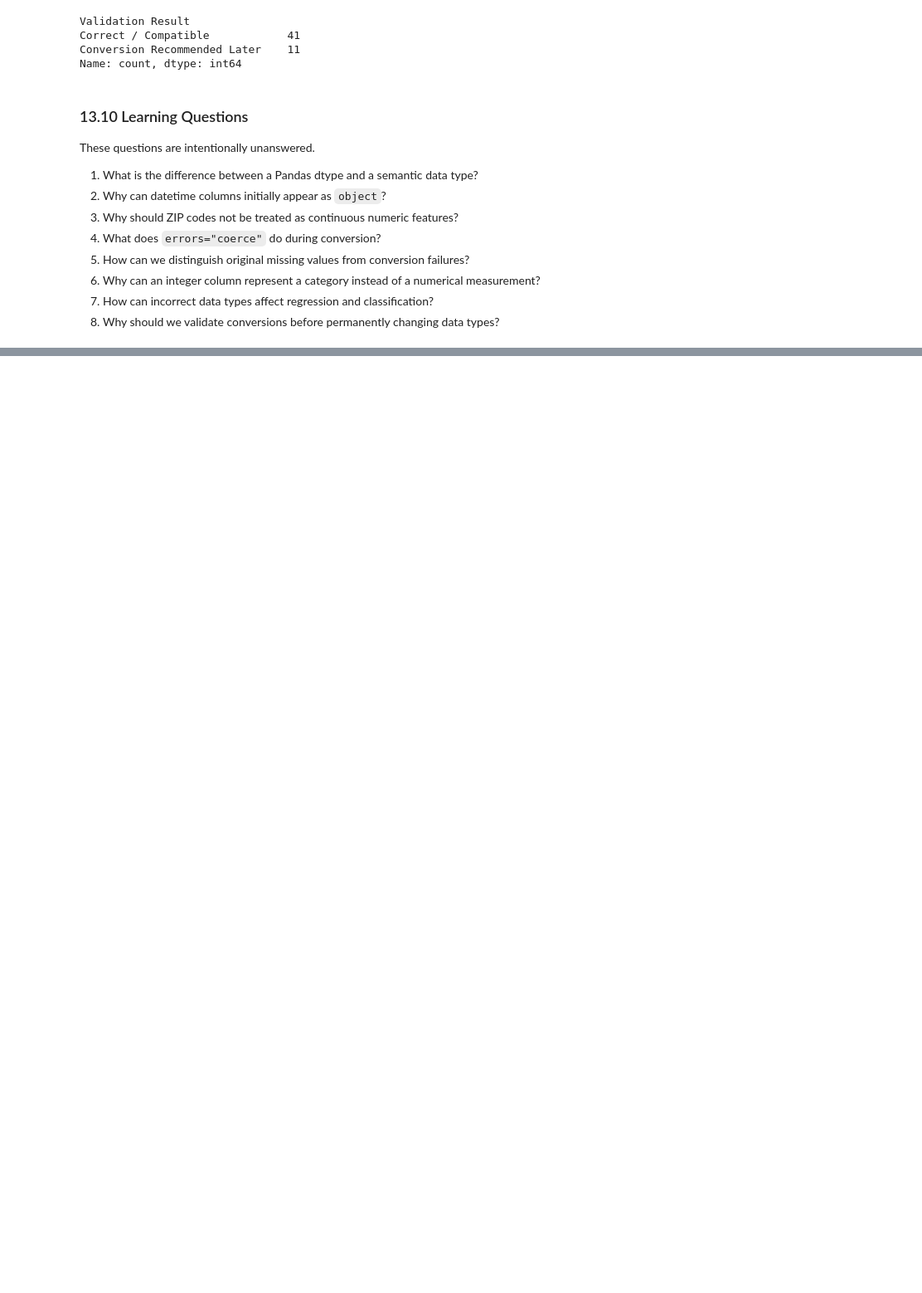
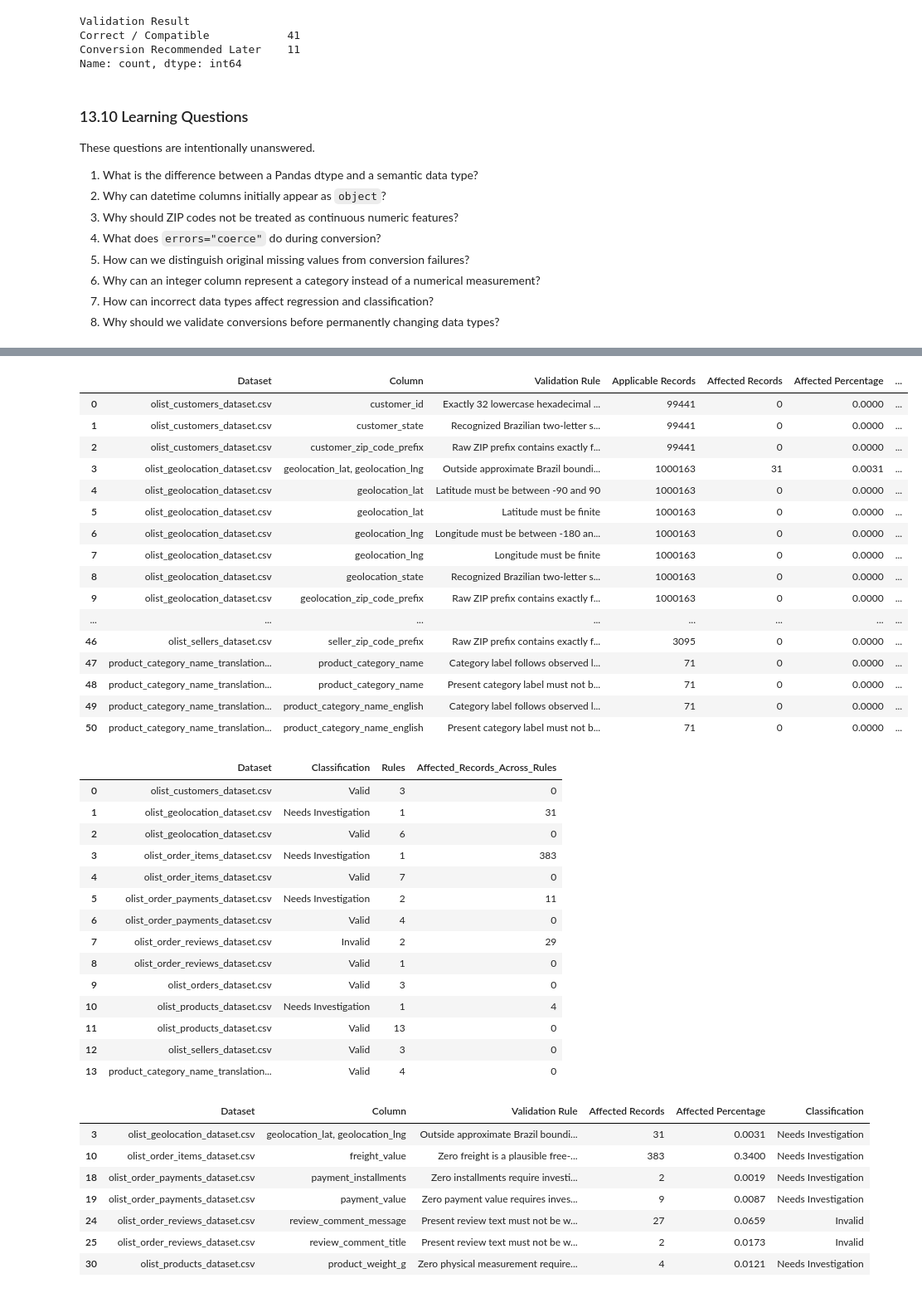
Before and after one commit to mmubashir95/ecommerce-delivery-intelligence, a Jupyter notebook: notebooks/02_data_quality.ipynb, the cells around one changed output, grey strips where cells are left out. Shown at 83% size. Drawn from its saved outputs; the diff is of its cells as text; code cells hidden in the pictures; blank space fills up the shorter version.

```diff
--- a/notebooks/02_data_quality.ipynb
+++ b/notebooks/02_data_quality.ipynb
@@ -2311,0 +2719,63 @@ These questions are intentionally unanswered.
+# %%
+invalid_value_findings = pd.DataFrame(invalid_value_findings_rows)
+invalid_value_findings = invalid_value_findings.sort_values(
+    ["Dataset", "Classification", "Column", "Validation Rule"]
+).reset_index(drop=True)
+display(invalid_value_findings)
+
+findings_by_dataset_and_classification = (
+    invalid_value_findings.groupby(["Dataset", "Classification"], dropna=False)
+    .agg(
+        Rules=("Validation Rule", "count"),
+        Affected_Records_Across_Rules=("Affected Records", "sum"),
+    )
+    .reset_index()
+)
+display(findings_by_dataset_and_classification)
+
+affected_rule_summary = invalid_value_findings.loc[
+    invalid_value_findings["Affected Records"] > 0,
+    ["Dataset", "Column", "Validation Rule", "Affected Records", "Affected Percentage", "Classification"],
+]
+display(affected_rule_summary)
+# %% [output]
+|  | Dataset | Column | Validation Rule | Applicable Records | Affected Records | Affected Percentage | ... |
+| 0 | olist_customers_dataset.csv | customer_id | Exactly 32 lowercase hexadecimal ... | 99441 | 0 | 0.0000 | ... |
+| 1 | olist_customers_dataset.csv | customer_state | Recognized Brazilian two-letter s... | 99441 | 0 | 0.0000 | ... |
+| 2 | olist_customers_dataset.csv | customer_zip_code_prefix | Raw ZIP prefix contains exactly f... | 99441 | 0 | 0.0000 | ... |
+| 3 | olist_geolocation_dataset.csv | geolocation_lat, geolocation_lng | Outside approximate Brazil boundi... | 1000163 | 31 | 0.0031 | ... |
+| 4 | olist_geolocation_dataset.csv | geolocation_lat | Latitude must be between -90 and 90 | 1000163 | 0 | 0.0000 | ... |
+| 5 | olist_geolocation_dataset.csv | geolocation_lat | Latitude must be finite | 1000163 | 0 | 0.0000 | ... |
+| 6 | olist_geolocation_dataset.csv | geolocation_lng | Longitude must be between -180 an... | 1000163 | 0 | 0.0000 | ... |
+| 7 | olist_geolocation_dataset.csv | geolocation_lng | Longitude must be finite | 1000163 | 0 | 0.0000 | ... |
+| 8 | olist_geolocation_dataset.csv | geolocation_state | Recognized Brazilian two-letter s... | 1000163 | 0 | 0.0000 | ... |
+| 9 | olist_geolocation_dataset.csv | geolocation_zip_code_prefix | Raw ZIP prefix contains exactly f... | 1000163 | 0 | 0.0000 | ... |
+| ... | ... | ... | ... | ... | ... | ... | ... |
+| 46 | olist_sellers_dataset.csv | seller_zip_code_prefix | Raw ZIP prefix contains exactly f... | 3095 | 0 | 0.0000 | ... |
+| 47 | product_category_name_translation... | product_category_name | Category label follows observed l... | 71 | 0 | 0.0000 | ... |
+| 48 | product_category_name_translation... | product_category_name | Present category label must not b... | 71 | 0 | 0.0000 | ... |
+| 49 | product_category_name_translation... | product_category_name_english | Category label follows observed l... | 71 | 0 | 0.0000 | ... |
+| 50 | product_category_name_translation... | product_category_name_english | Present category label must not b... | 71 | 0 | 0.0000 | ... |
+|  | Dataset | Classification | Rules | Affected_Records_Across_Rules |
+| 0 | olist_customers_dataset.csv | Valid | 3 | 0 |
+| 1 | olist_geolocation_dataset.csv | Needs Investigation | 1 | 31 |
+| 2 | olist_geolocation_dataset.csv | Valid | 6 | 0 |
+| 3 | olist_order_items_dataset.csv | Needs Investigation | 1 | 383 |
+| 4 | olist_order_items_dataset.csv | Valid | 7 | 0 |
+| 5 | olist_order_payments_dataset.csv | Needs Investigation | 2 | 11 |
+| 6 | olist_order_payments_dataset.csv | Valid | 4 | 0 |
+| 7 | olist_order_reviews_dataset.csv | Invalid | 2 | 29 |
+| 8 | olist_order_reviews_dataset.csv | Valid | 1 | 0 |
+| 9 | olist_orders_dataset.csv | Valid | 3 | 0 |
+| 10 | olist_products_dataset.csv | Needs Investigation | 1 | 4 |
+| 11 | olist_products_dataset.csv | Valid | 13 | 0 |
+| 12 | olist_sellers_dataset.csv | Valid | 3 | 0 |
+| 13 | product_category_name_translation... | Valid | 4 | 0 |
+|  | Dataset | Column | Validation Rule | Affected Records | Affected Percentage | Classification |
+| 3 | olist_geolocation_dataset.csv | geolocation_lat, geolocation_lng | Outside approximate Brazil boundi... | 31 | 0.0031 | Needs Investigation |
+| 10 | olist_order_items_dataset.csv | freight_value | Zero freight is a plausible free-... | 383 | 0.3400 | Needs Investigation |
+| 18 | olist_order_payments_dataset.csv | payment_installments | Zero installments require investi... | 2 | 0.0019 | Needs Investigation |
+| 19 | olist_order_payments_dataset.csv | payment_value | Zero payment value requires inves... | 9 | 0.0087 | Needs Investigation |
+| 24 | olist_order_reviews_dataset.csv | review_comment_message | Present review text must not be w... | 27 | 0.0659 | Invalid |
+| 25 | olist_order_reviews_dataset.csv | review_comment_title | Present review text must not be w... | 2 | 0.0173 | Invalid |
+| 30 | olist_products_dataset.csv | product_weight_g | Zero physical measurement require... | 4 | 0.0121 | Needs Investigation |
```
Also changed, not shown: parts of 23 cells of this notebook.
